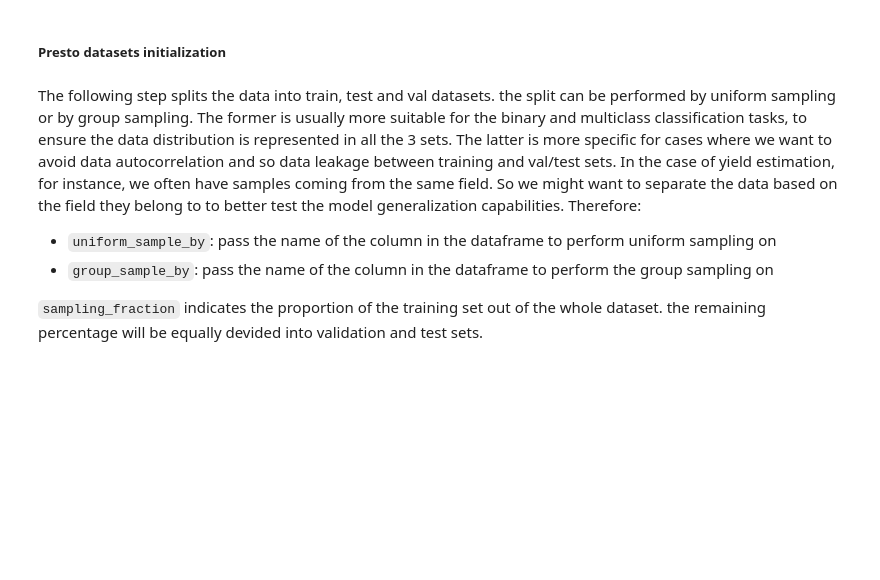
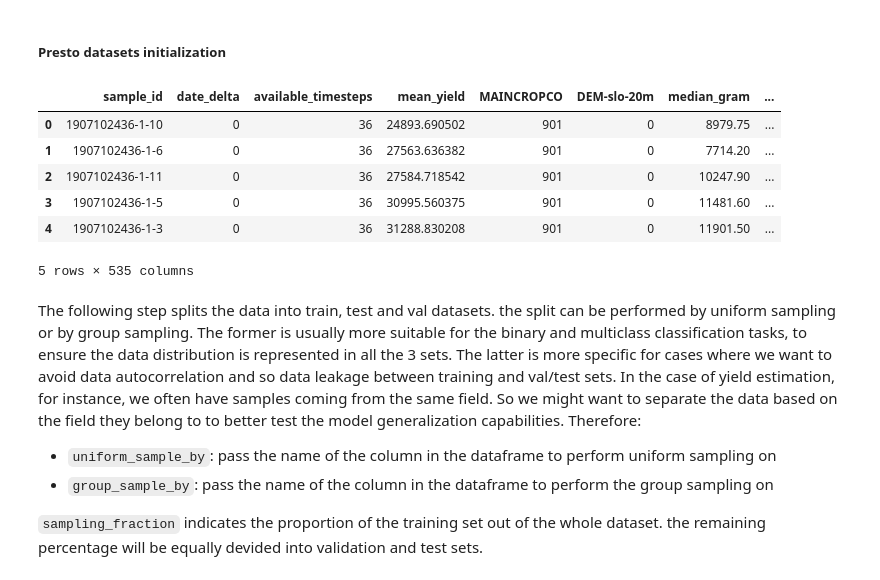
Before and after one commit to ScaleAGData/scaleag-vito, a Jupyter notebook: notebooks/few_shot_learning.ipynb, the cells around one changed output. Saved outputs shown, nothing was run; the diff lists cells and outputs as text; code cells hidden in the pictures; blank space fills up the shorter version.

```diff
--- a/notebooks/few_shot_learning.ipynb
+++ b/notebooks/few_shot_learning.ipynb
@@ -156,6 +137,16 @@ df = load_dataset(
     window_of_interest=[start_date, end_date],
     composite_window=composite_window,
 )
+# %%
+df.head()
+# %% [output]
+|  | sample_id | date_delta | available_timesteps | mean_yield | MAINCROPCO | DEM-slo-20m | median_gram | ... |
+| 0 | 1907102436-1-10 | 0 | 36 | 24893.690502 | 901 | 0 | 8979.75 | ... |
+| 1 | 1907102436-1-6 | 0 | 36 | 27563.636382 | 901 | 0 | 7714.20 | ... |
+| 2 | 1907102436-1-11 | 0 | 36 | 27584.718542 | 901 | 0 | 10247.90 | ... |
+| 3 | 1907102436-1-5 | 0 | 36 | 30995.560375 | 901 | 0 | 11481.60 | ... |
+| 4 | 1907102436-1-3 | 0 | 36 | 31288.830208 | 901 | 0 | 11901.50 | ... |
+5 rows × 535 columns
 # %% [markdown]
 The following step splits the data into train, test and val datasets. the split can be performed by uniform sampling or by group sampling. The former is usually more suitable for the binary and multiclass classification tasks, to ensure the data distribution is represented in all the 3 sets. The latter is more specific for cases where we want to avoid data autocorrelation and so data leakage between training and val/test sets.
 In the case of yield estimation, for instance, we often have samples coming from the same field. So we might want to separate the data based on the field they belong to to better test the model generalization capabilities.
```
Also changed, not shown: parts of 13 cells of this notebook, 4 other files.
